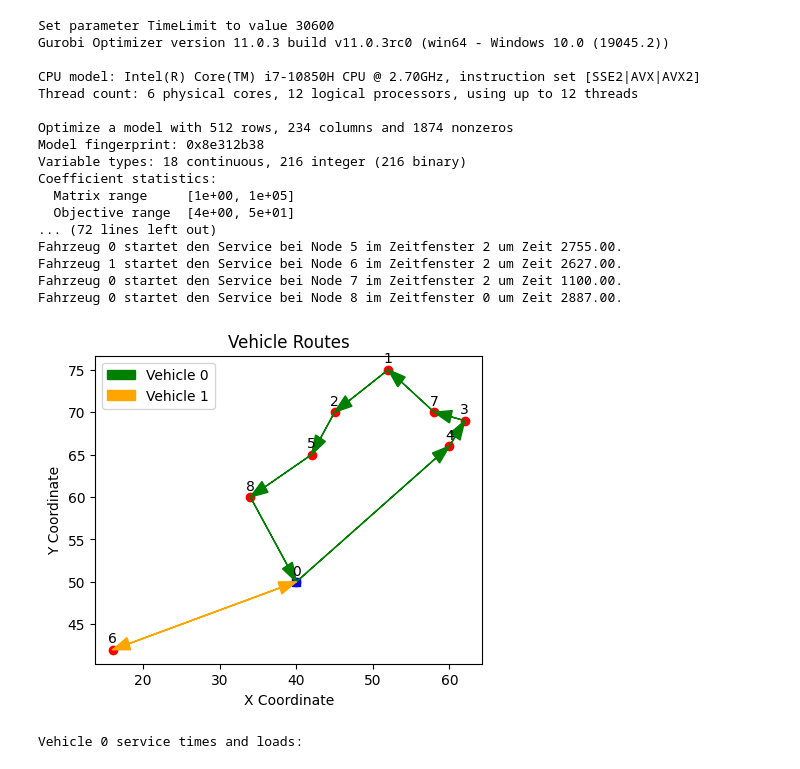
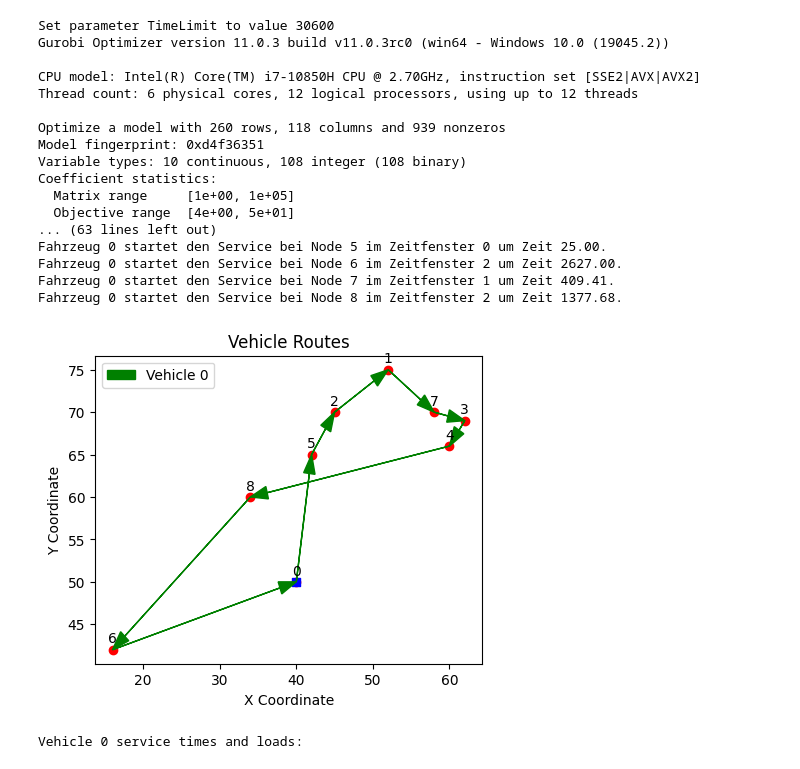
Before and after one commit to kmuedelft/qmlCVRPTW, a Jupyter notebook: python_code_d_v5.ipynb, the cells around one changed output. Saved outputs shown, nothing was run; the diff lists cells and outputs as text; code cells hidden in the pictures.

```diff
--- a/python_code_d_v5.ipynb
+++ b/python_code_d_v5.ipynb
@@ -37,7 +37,7 @@ CVRPTW = np.array(CVRPTW, dtype=object)
 Nodes = CVRPTW[:, 0]  # nodes
 n = len(Nodes)  # number of nodes
 
-Vehicles = {0, 1}
+Vehicles = {0}
 
 xcoord = CVRPTW[:, 1]  # x coordinates
 ycoord = CVRPTW[:, 2]  # y coordinates
@@ -47,7 +47,7 @@ service_duration = CVRPTW[:, 4]  # service time
 # Extract time windows for each node
 time_windows = CVRPTW[:, 5:].tolist()
 
-Q = 130  # vehicle capacity
+Q = 30000  # vehicle capacity
 BIGM = 123456  # big M
 
 # Calculate the distance matrix
@@ -84,6 +84,9 @@ for i in Nodes:
         for w in range(len(time_windows[int(i)])):
             z[i, v, w] = m.addVar(vtype=GRB.BINARY, lb=0, name='z_%s_%s_%s' % (i, v, w))
 
+y = {}
+for v in Vehicles:
+    y[v] = m.addVar(vtype = GRB.CONTINUOUS, lb = 0, name='y_%s' % (y))
 # if time window is not open
 # wait_time = {}
 # for i in Nodes:
@@ -132,10 +135,10 @@ con2 = {}
 con3 = {}
 for v in Vehicles:
     con2[v] = m.addConstr(
-        quicksum(edge[0,i,v] for i in Nodes if i != 0) == 1, 'con2[' + str(v) + ']'
+        quicksum(edge[0,i,v] for i in Nodes if i != 0) <= y[v], 'con2[' + str(v) + ']'
     )
     con3[v] = m.addConstr(
-        quicksum(edge[i,0,v] for i in Nodes if i != 0) == 1, 'con3[' + str(v) + ']'
+        quicksum(edge[i,0,v] for i in Nodes if i != 0) <= y[v], 'con3[' + str(v) + ']'
     )
 
 
@@ -237,50 +240,50 @@ Gurobi Optimizer version 11.0.3 build v11.0.3rc0 (win64 - Windows 10.0 (19045.2)
 CPU model: Intel(R) Core(TM) i7-10850H CPU @ 2.70GHz, instruction set [SSE2|AVX|AVX2]
 Thread count: 6 physical cores, 12 logical processors, using up to 12 threads
 
-Optimize a model with 512 rows, 234 columns and 1874 nonzeros
-Model fingerprint: 0x8e312b38
-Variable types: 18 continuous, 216 integer (216 binary)
+Optimize a model with 260 rows, 118 columns and 939 nonzeros
+Model fingerprint: 0xd4f36351
+Variable types: 10 continuous, 108 integer (108 binary)
 Coefficient statistics:
   Matrix range     [1e+00, 1e+05]
   Objective range  [4e+00, 5e+01]
-... (72 lines left out)
-Fahrzeug 0 startet den Service bei Node 5 im Zeitfenster 2 um Zeit 2755.00.
-Fahrzeug 1 startet den Service bei Node 6 im Zeitfenster 2 um Zeit 2627.00.
-Fahrzeug 0 startet den Service bei Node 7 im Zeitfenster 2 um Zeit 1100.00.
-Fahrzeug 0 startet den Service bei Node 8 im Zeitfenster 0 um Zeit 2887.00.
+... (63 lines left out)
+Fahrzeug 0 startet den Service bei Node 5 im Zeitfenster 0 um Zeit 25.00.
+Fahrzeug 0 startet den Service bei Node 6 im Zeitfenster 2 um Zeit 2627.00.
+Fahrzeug 0 startet den Service bei Node 7 im Zeitfenster 1 um Zeit 409.41.
+Fahrzeug 0 startet den Service bei Node 8 im Zeitfenster 2 um Zeit 1377.68.
 # %%
 # Extract the routes from the solution
 routes = {v: [] for v in Vehicles}
 if m.status == GRB.OPTIMAL:
     for v in Vehicles:
         for i in Nodes:
             for j in Nodes:
                 if edge[i, j, v].X > 0.5:
                     routes[v].append((i, j))
 
     # Plot the routes
     plt.figure(figsize=(5, 4))
     plt.scatter(xcoord, ycoord, c='red')
     plt.scatter(xcoord[0], ycoord[0], c='blue', marker='s')  # depot
 
     for i, (x, y) in enumerate(zip(xcoord, ycoord)):
         plt.annotate(str(i), (x, y), textcoords="offset points", xytext=(0, 5), ha='center')
 
-    colors = ['green', 'orange']  # Define colors for each vehicle
+    colors = ['green', 'orange', 'blue']  # Define colors for each vehicle
     for v in Vehicles:
         for (i, j) in routes[v]:
             plt.arrow(xcoord[i], ycoord[i], xcoord[j] - xcoord[i], ycoord[j] - ycoord[i],
                       color=colors[v], head_width=1.5, length_includes_head=True, label=f'Vehicle {v}' if i == 0 else "")
 
     plt.xlabel('X Coordinate')
     plt.ylabel('Y Coordinate')
     plt.title('Vehicle Routes')
     plt.legend()
     plt.show()
 else:
     print("No optimal solution found.")
 # %% [output]
-[figure, old version]
+[figure, new version]
 # %%
 # Create a dataframe to store the results for all vehicles
 df_all = pd.DataFrame(columns=['Vehicle', 'Node', 'Service Start', 'Load'])
```
